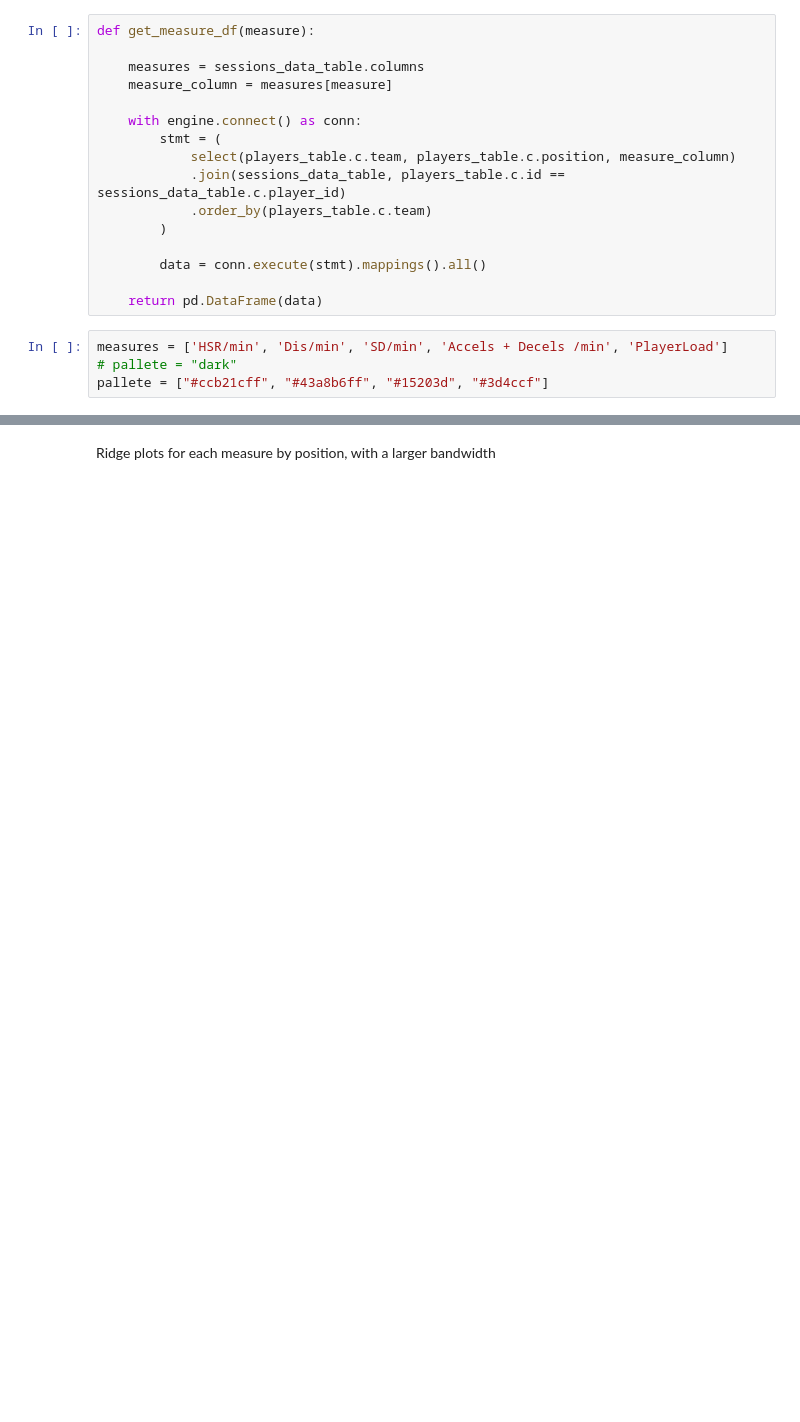
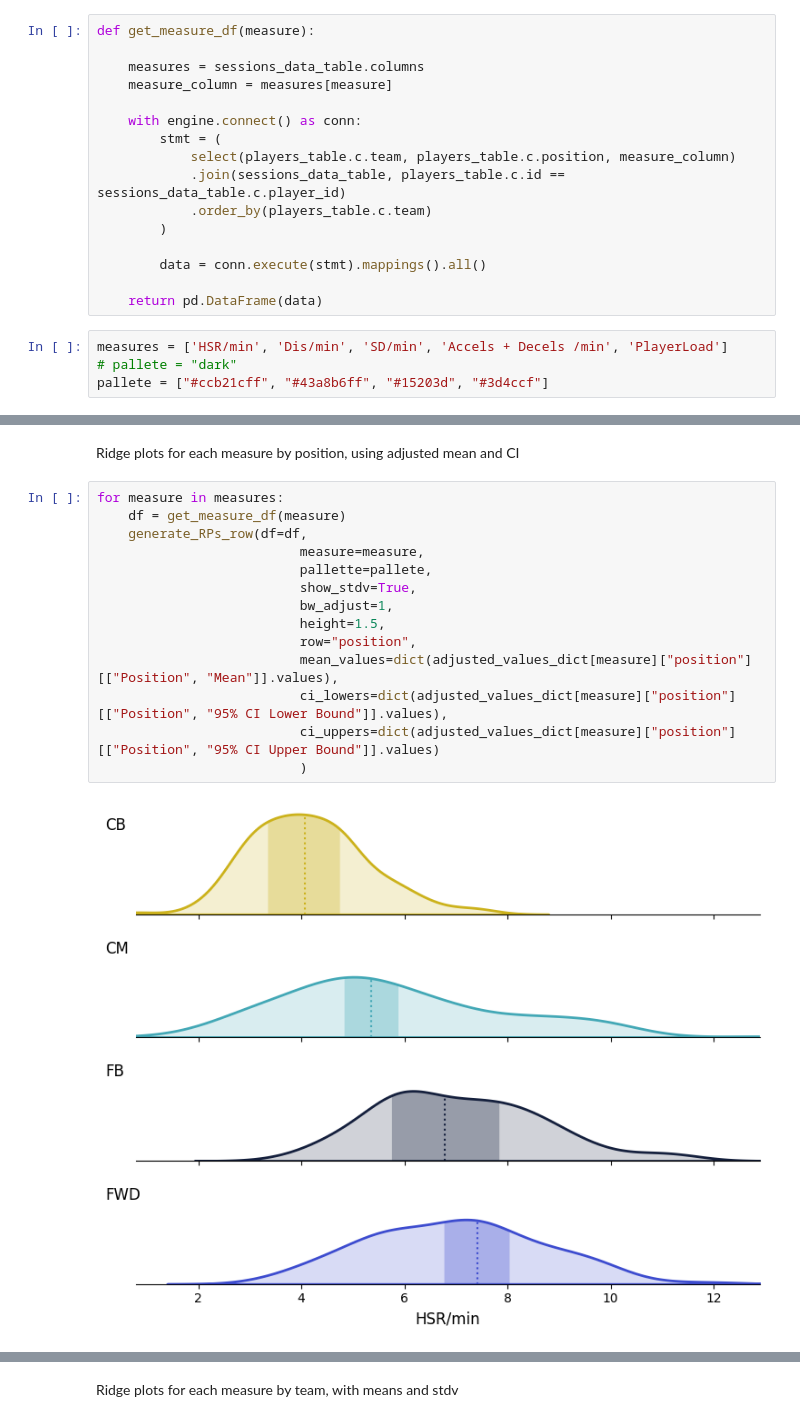
Before and after one commit to JTPiingtoh/GPSproject, a Jupyter notebook: study_figures_final.ipynb, the cells around one changed output, grey strips where cells are left out. Saved outputs shown, nothing was run; the diff lists cells and outputs as text; blank space fills up the shorter version.

```diff
--- a/study_figures_final.ipynb
+++ b/study_figures_final.ipynb
@@ -38,0 +61,18 @@ pallete = ["#ccb21cff", "#43a8b6ff", "#15203d", "#3d4ccf"]
+# %% [markdown]
+Ridge plots for each measure by position, using adjusted mean and CI
+# %%
+for measure in measures:
+    df = get_measure_df(measure)
+    generate_RPs_row(df=df,
+                          measure=measure,
+                          pallette=pallete,
+                          show_stdv=True,
+                          bw_adjust=1,
+                          height=1.5,
+                          row="position",
+                          mean_values=dict(adjusted_values_dict[measure]["position"][["Position", "Mean"]].values),
+                          ci_lowers=dict(adjusted_values_dict[measure]["position"][["Position", "95% CI Lower Bound"]].values),
+                          ci_uppers=dict(adjusted_values_dict[measure]["position"][["Position", "95% CI Upper Bound"]].values)
+                          )
+# %% [output]
+[figure, added]
@@ -39,2 +83,2 @@ pallete = ["#ccb21cff", "#43a8b6ff", "#15203d", "#3d4ccf"]
 # %% [markdown]
-Ridge plots for each measure by position, with a larger bandwidth
+Ridge plots for each measure by team, with means and stdv
```
Also changed, not shown: parts of 14 cells of this notebook, 2 other files.
